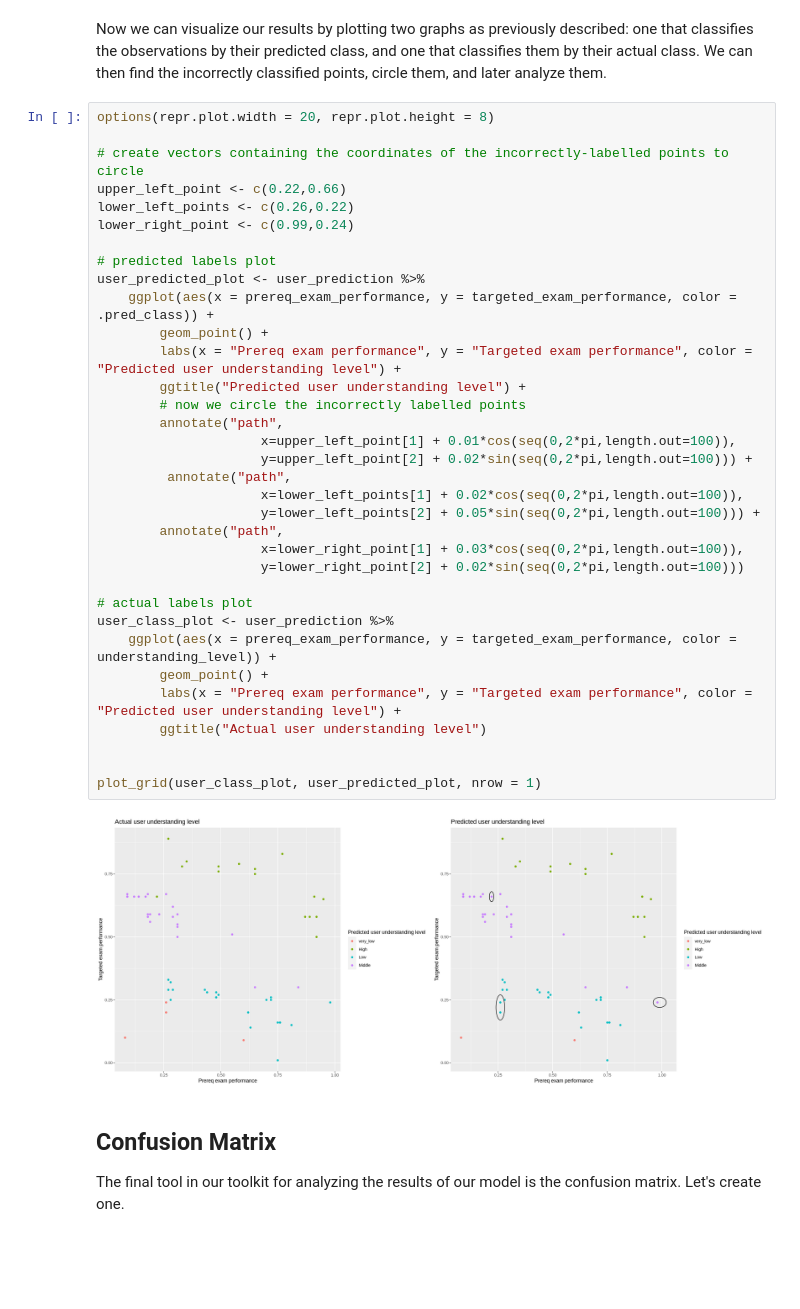
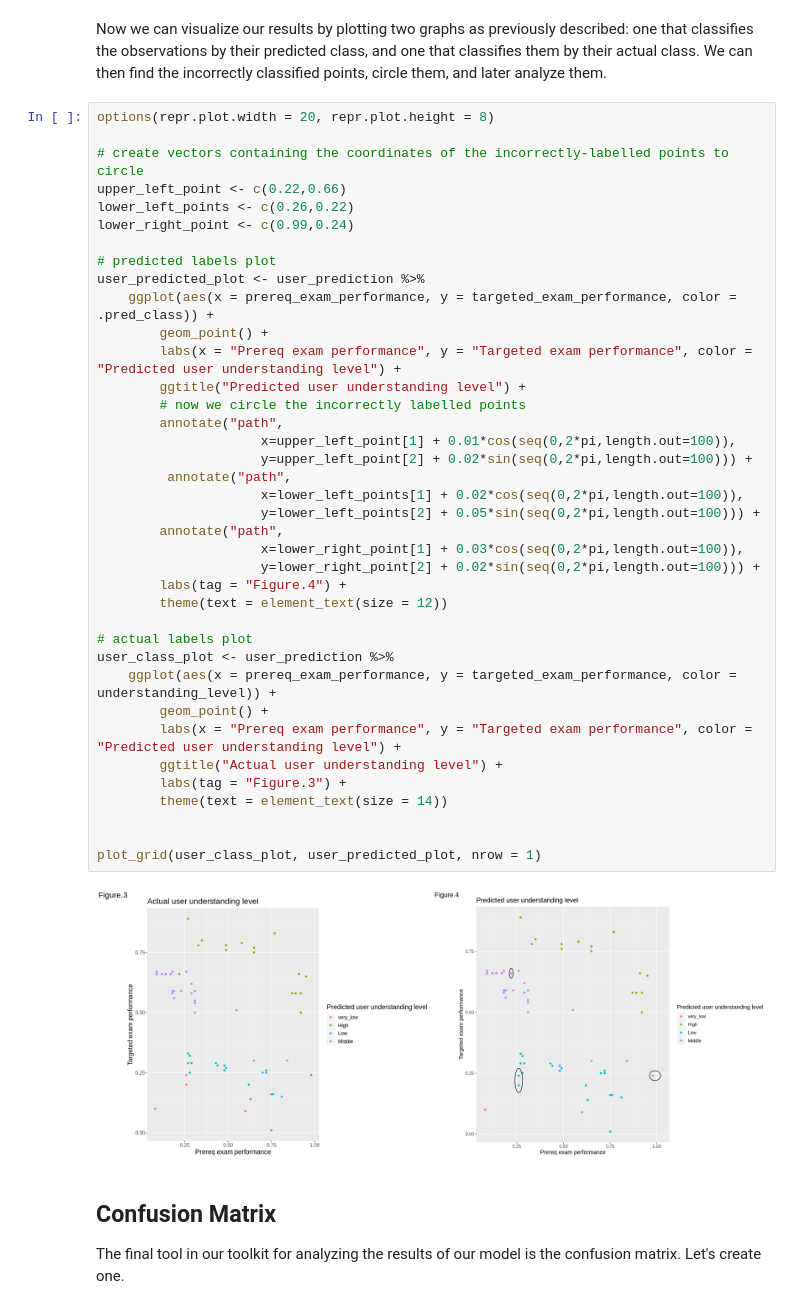
Before and after one commit to cinadia/dsci-project, a Jupyter notebook: Group_Proposal.ipynb, the cells around one changed output. Drawn from its saved outputs; the diff is of its cells as text; blank space fills up the shorter version.

```diff
--- a/Group_Proposal.ipynb
+++ b/Group_Proposal.ipynb
@@ -402,36 +416,40 @@ options(repr.plot.width = 20, repr.plot.height = 8)
 # create vectors containing the coordinates of the incorrectly-labelled points to circle
 upper_left_point <- c(0.22,0.66)
 lower_left_points <- c(0.26,0.22)
 lower_right_point <- c(0.99,0.24)
 
 # predicted labels plot
 user_predicted_plot <- user_prediction %>%
     ggplot(aes(x = prereq_exam_performance, y = targeted_exam_performance, color = .pred_class)) +
         geom_point() +
         labs(x = "Prereq exam performance", y = "Targeted exam performance", color = "Predicted user understanding level") +
         ggtitle("Predicted user understanding level") +
         # now we circle the incorrectly labelled points
         annotate("path",
                      x=upper_left_point[1] + 0.01*cos(seq(0,2*pi,length.out=100)),
                      y=upper_left_point[2] + 0.02*sin(seq(0,2*pi,length.out=100))) +
          annotate("path",
                      x=lower_left_points[1] + 0.02*cos(seq(0,2*pi,length.out=100)),
                      y=lower_left_points[2] + 0.05*sin(seq(0,2*pi,length.out=100))) +
         annotate("path",
                      x=lower_right_point[1] + 0.03*cos(seq(0,2*pi,length.out=100)),
-                     y=lower_right_point[2] + 0.02*sin(seq(0,2*pi,length.out=100)))
+                     y=lower_right_point[2] + 0.02*sin(seq(0,2*pi,length.out=100))) +
+        labs(tag = "Figure.4") +
+        theme(text = element_text(size = 12))
 
 # actual labels plot
 user_class_plot <- user_prediction %>%
     ggplot(aes(x = prereq_exam_performance, y = targeted_exam_performance, color = understanding_level)) +
         geom_point() +
         labs(x = "Prereq exam performance", y = "Targeted exam performance", color = "Predicted user understanding level") +
-        ggtitle("Actual user understanding level")
+        ggtitle("Actual user understanding level") +
+        labs(tag = "Figure.3") +
+        theme(text = element_text(size = 14))
 
 
 plot_grid(user_class_plot, user_predicted_plot, nrow = 1)
 # %% [output]
-[figure, old version]
+[figure, new version]
 # %% [markdown]
 ## Confusion Matrix
 
```
Also changed, not shown: parts of 11 cells of this notebook.
